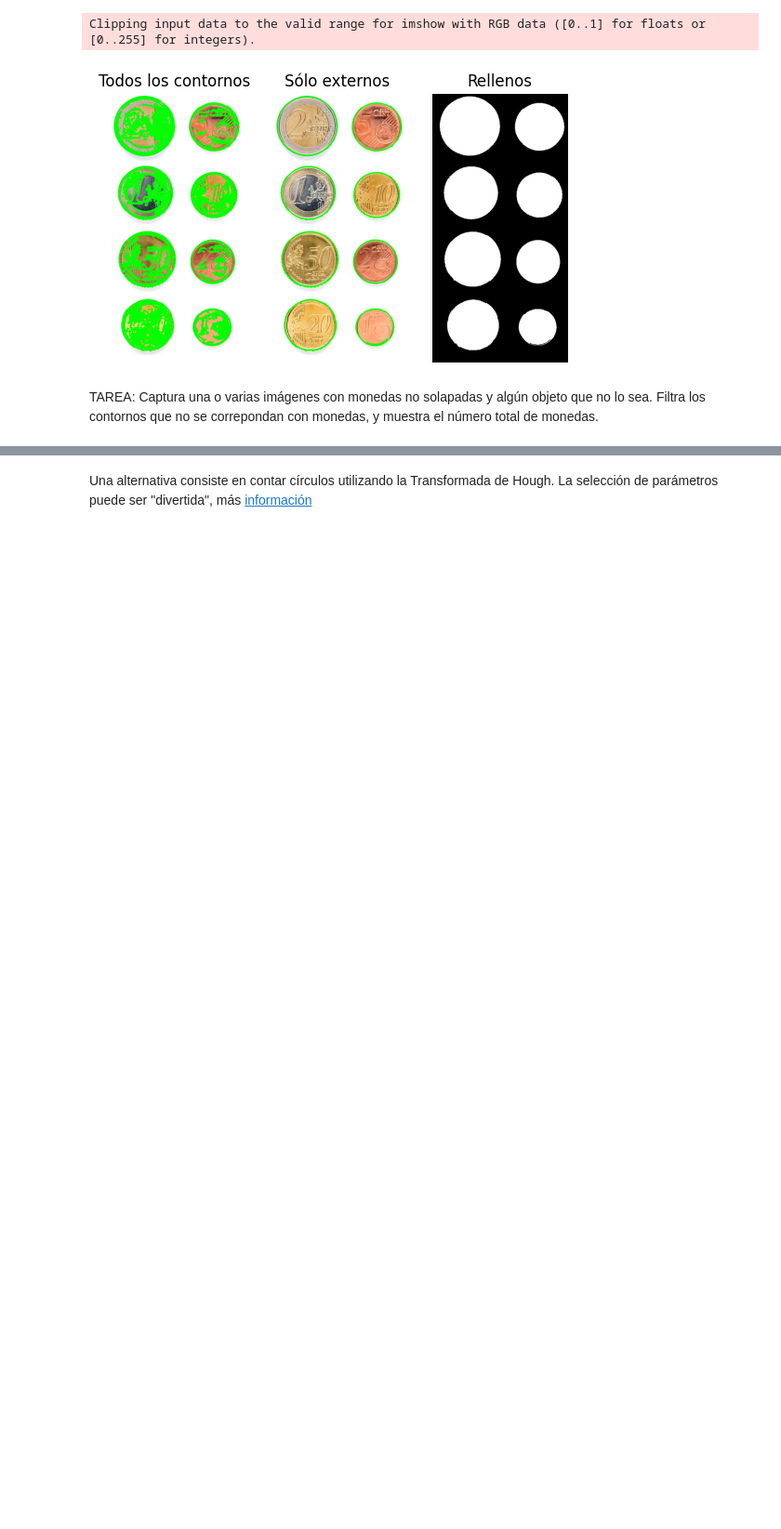
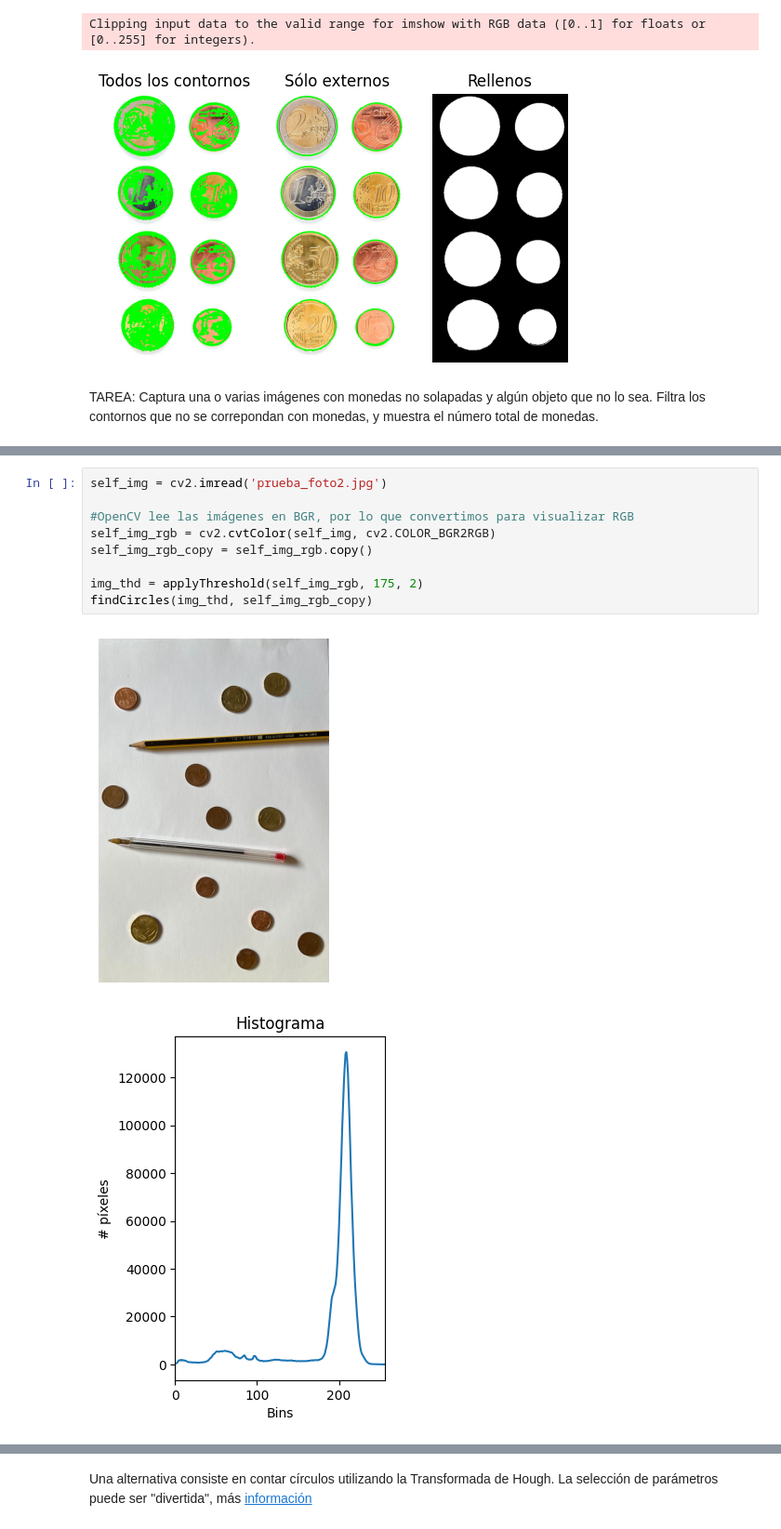
Before and after one commit to raulmat19/Vision-por-Computador, a Jupyter notebook: Práctica 3/VC_P3.ipynb, the cells around one changed output, grey strips where cells are left out. Shown at 93% size. Drawn from its saved outputs; the diff is of its cells as text; blank space fills up the shorter version.

```diff
--- a/Práctica 3/VC_P3.ipynb
+++ b/Práctica 3/VC_P3.ipynb
@@ -255,0 +237,12 @@ plt.show()
+# %%
+self_img = cv2.imread('prueba_foto2.jpg')
+
+#OpenCV lee las imágenes en BGR, por lo que convertimos para visualizar RGB
+self_img_rgb = cv2.cvtColor(self_img, cv2.COLOR_BGR2RGB)
+self_img_rgb_copy = self_img_rgb.copy()
+
+img_thd = applyThreshold(self_img_rgb, 175, 2)
+findCircles(img_thd, self_img_rgb_copy)
+# %% [output]
+[figure, added]
+[figure, added]
```
Also changed, not shown: parts of 7 cells of this notebook.
